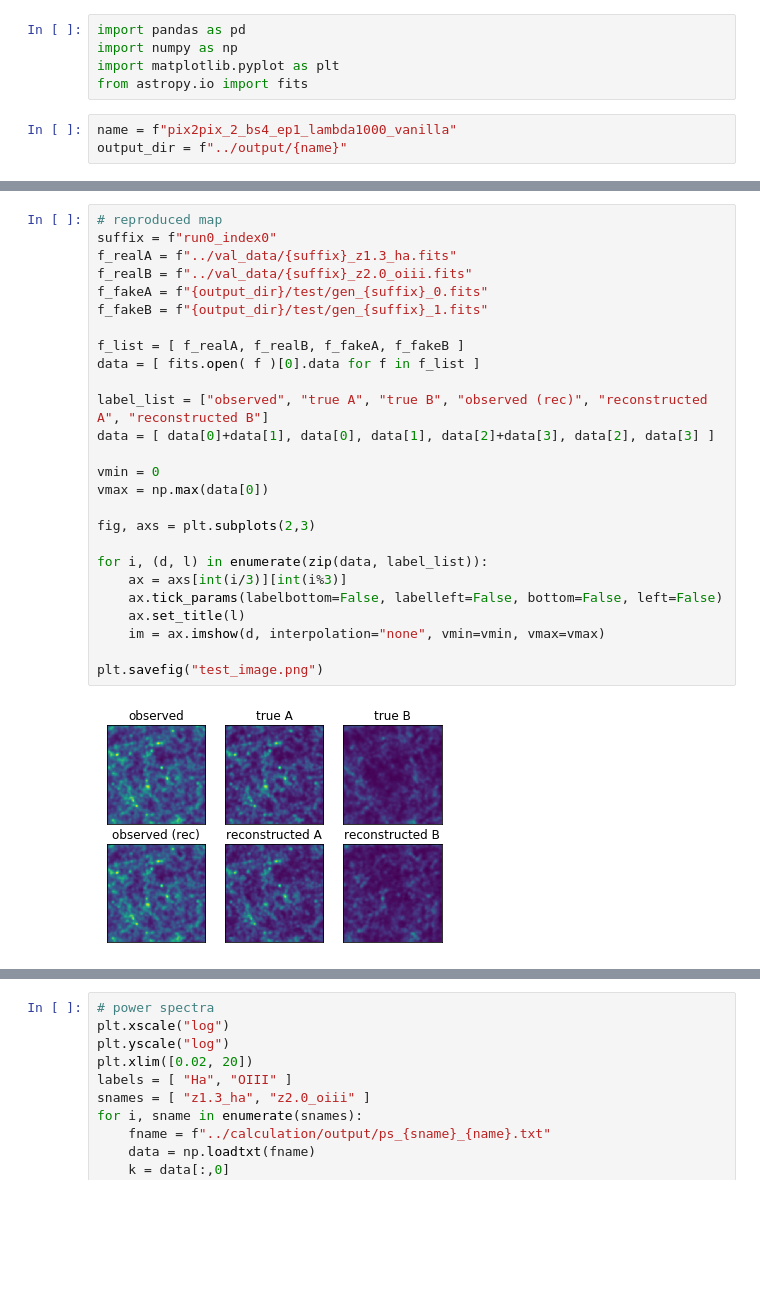
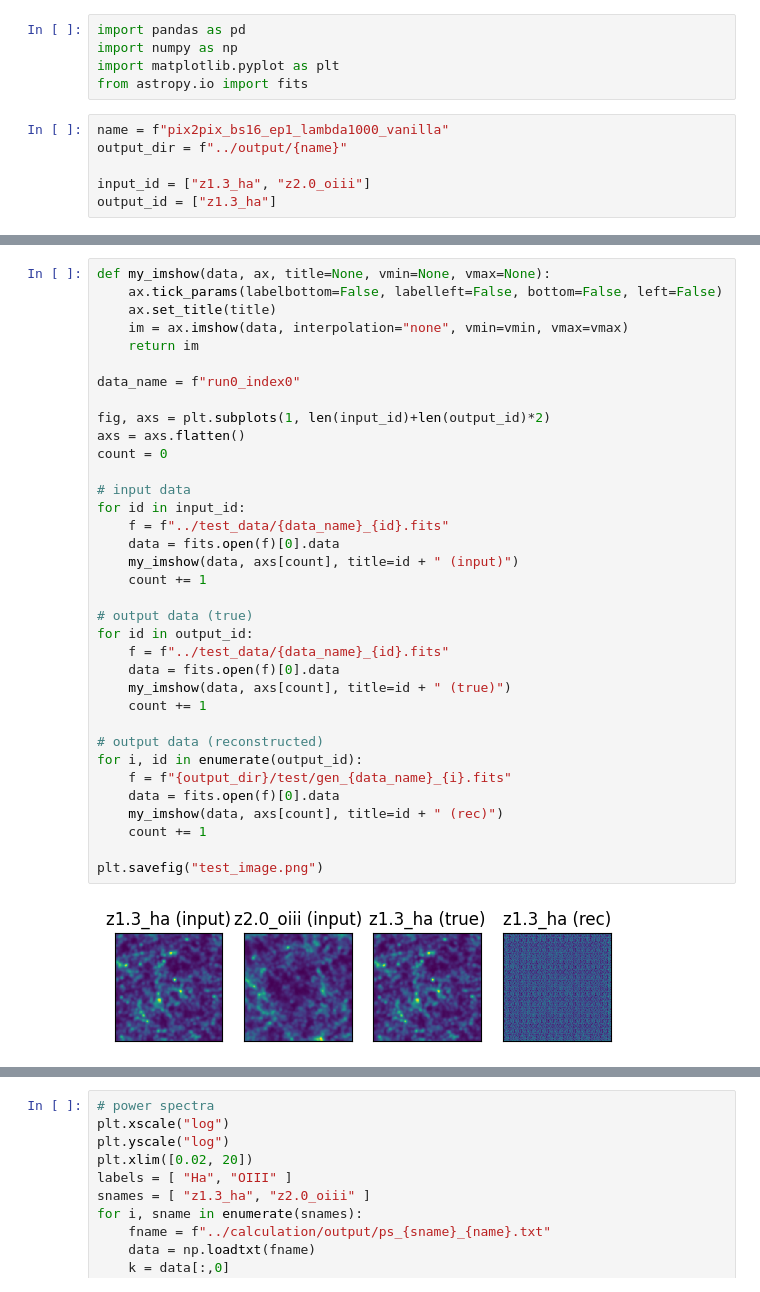
Before and after one commit to knmoriwaki/IM2IM, a Jupyter notebook: image/plot.ipynb, the cells around one changed output, grey strips where cells are left out. Drawn from its saved outputs; the diff is of its cells as text; blank space fills up the shorter version.

```diff
--- a/image/plot.ipynb
+++ b/image/plot.ipynb
@@ -4,8 +4,11 @@ import numpy as np
 import matplotlib.pyplot as plt
 from astropy.io import fits
 # %%
-name = f"pix2pix_2_bs4_ep1_lambda1000_vanilla"
+name = f"pix2pix_bs16_ep1_lambda1000_vanilla"
 output_dir = f"../output/{name}"
+
+input_id = ["z1.3_ha", "z2.0_oiii"]
+output_id = ["z1.3_ha"]
 # %%
 # loss function
 fname = f"{output_dir}/loss_log.txt"
@@ -29,29 +32,38 @@ plt.savefig("loss.png")
 # %%
-# reproduced map
-suffix = f"run0_index0"
-f_realA = f"../val_data/{suffix}_z1.3_ha.fits"
-f_realB = f"../val_data/{suffix}_z2.0_oiii.fits"
-f_fakeA = f"{output_dir}/test/gen_{suffix}_0.fits"
-f_fakeB = f"{output_dir}/test/gen_{suffix}_1.fits"
+def my_imshow(data, ax, title=None, vmin=None, vmax=None):
+    ax.tick_params(labelbottom=False, labelleft=False, bottom=False, left=False)
+    ax.set_title(title)
+    im = ax.imshow(data, interpolation="none", vmin=vmin, vmax=vmax)
+    return im
 
-f_list = [ f_realA, f_realB, f_fakeA, f_fakeB ]
-data = [ fits.open( f )[0].data for f in f_list ]
+data_name = f"run0_index0"
 
-label_list = ["observed", "true A", "true B", "observed (rec)", "reconstructed A", "reconstructed B"]
-data = [ data[0]+data[1], data[0], data[1], data[2]+data[3], data[2], data[3] ]
+fig, axs = plt.subplots(1, len(input_id)+len(output_id)*2)
+axs = axs.flatten()
+count = 0
 
-vmin = 0
-vmax = np.max(data[0])
+# input data
+for id in input_id:
+    f = f"../test_data/{data_name}_{id}.fits"
+    data = fits.open(f)[0].data
+    my_imshow(data, axs[count], title=id + " (input)")
+    count += 1
 
-fig, axs = plt.subplots(2,3)
+# output data (true)
+for id in output_id:
+    f = f"../test_data/{data_name}_{id}.fits"
+    data = fits.open(f)[0].data
+    my_imshow(data, axs[count], title=id + " (true)")
+    count += 1
 
-for i, (d, l) in enumerate(zip(data, label_list)):
-    ax = axs[int(i/3)][int(i%3)]
-    ax.tick_params(labelbottom=False, labelleft=False, bottom=False, left=False)
-    ax.set_title(l)
-    im = ax.imshow(d, interpolation="none", vmin=vmin, vmax=vmax)
+# output data (reconstructed)
+for i, id in enumerate(output_id):
+    f = f"{output_dir}/test/gen_{data_name}_{i}.fits"
+    data = fits.open(f)[0].data
+    my_imshow(data, axs[count], title=id + " (rec)")
+    count += 1
 
 plt.savefig("test_image.png")
 # %% [output]
-[figure, old version]
+[figure, new version]
 # %%
```
Also changed, not shown: parts of 2 cells of this notebook, 7 other files.
